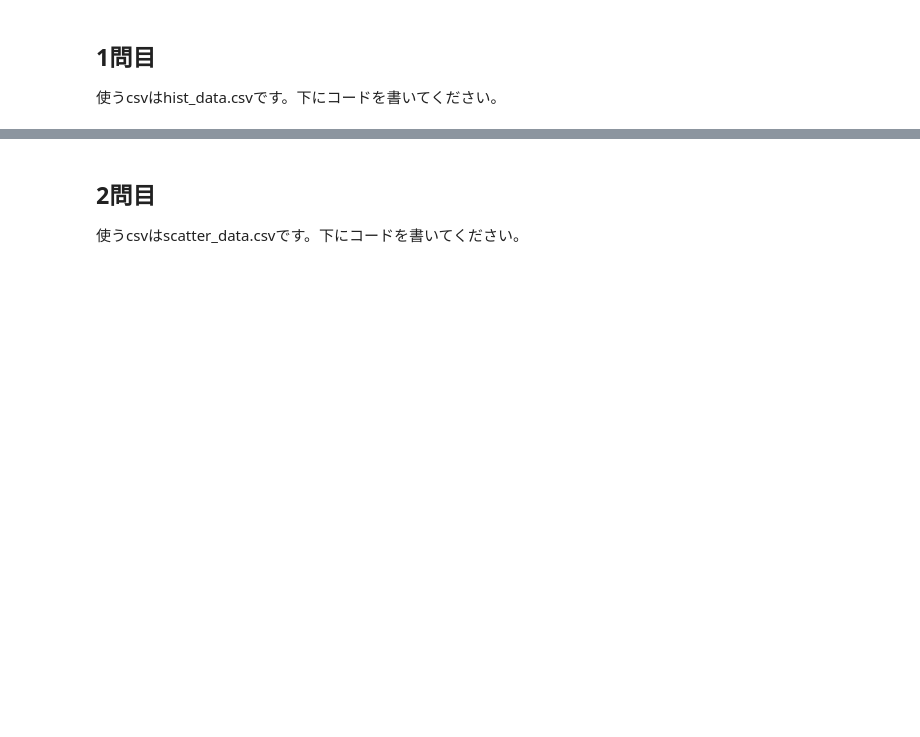
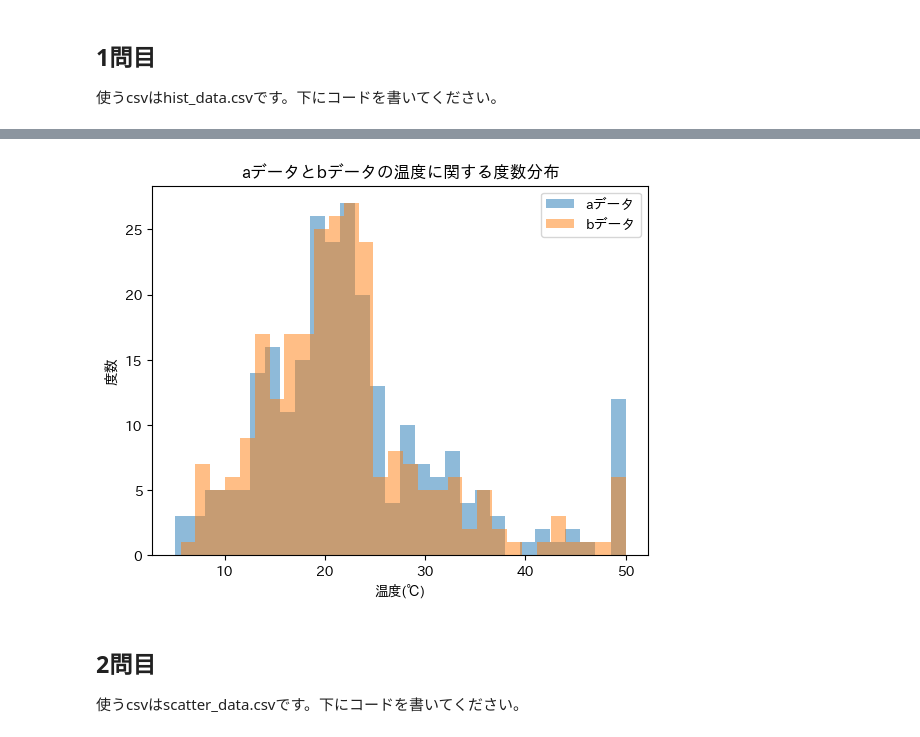
Before and after one commit to Yuishi1225/python-assignment, a Jupyter notebook: matplotlib_exercise.ipynb, the cells around one changed output, grey strips where cells are left out. Cells and saved outputs as stored; diff of their text form; code cells hidden in the pictures; blank space fills up the shorter version.

```diff
--- a/matplotlib_exercise.ipynb
+++ b/matplotlib_exercise.ipynb
@@ -14,6 +14,18 @@ japanize_matplotlib.japanize()
 使うcsvはhist_data.csvです。下にコードを書いてください。
 # %% [markdown]
 ![問1](./imgs/matplotlib/plot_1.png)
+# %%
+df = pd.read_csv('sample_data/hist_data.csv')
+plt.yticks(np.arange(0,  30, 5))
+plt.hist(df['aデータ'], bins=30, alpha=0.5, label="aデータ")
+plt.hist(df['bデータ'], bins =30, alpha=0.5, label="bデータ")
+plt.xlabel("温度(℃)")
+plt.ylabel("度数")
+plt.title("aデータとbデータの温度に関する度数分布")
+plt.legend(loc="upper right")
+plt.show()
+# %% [output]
+[figure, added]
 # %% [markdown]
 ## 2問目
 使うcsvはscatter_data.csvです。下にコードを書いてください。
```
Also changed, not shown: parts of 2 cells of this notebook.
